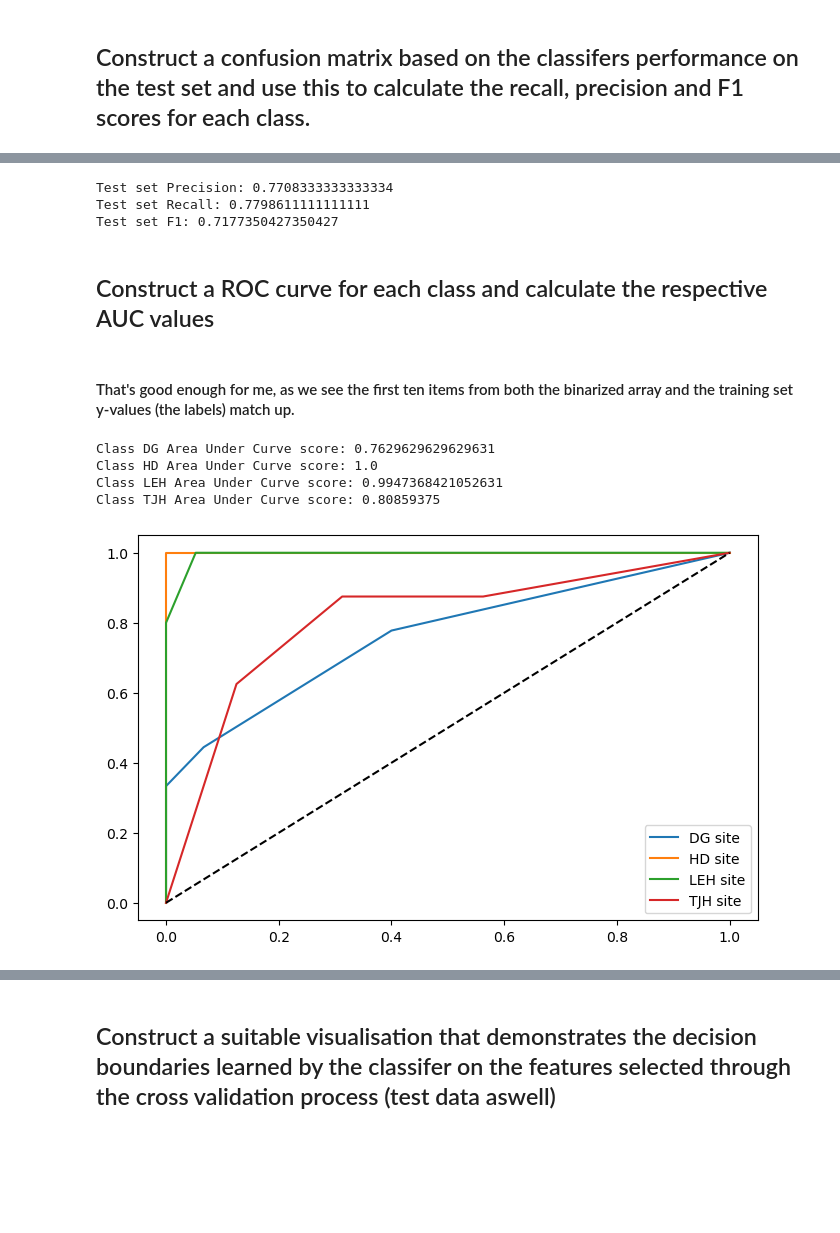
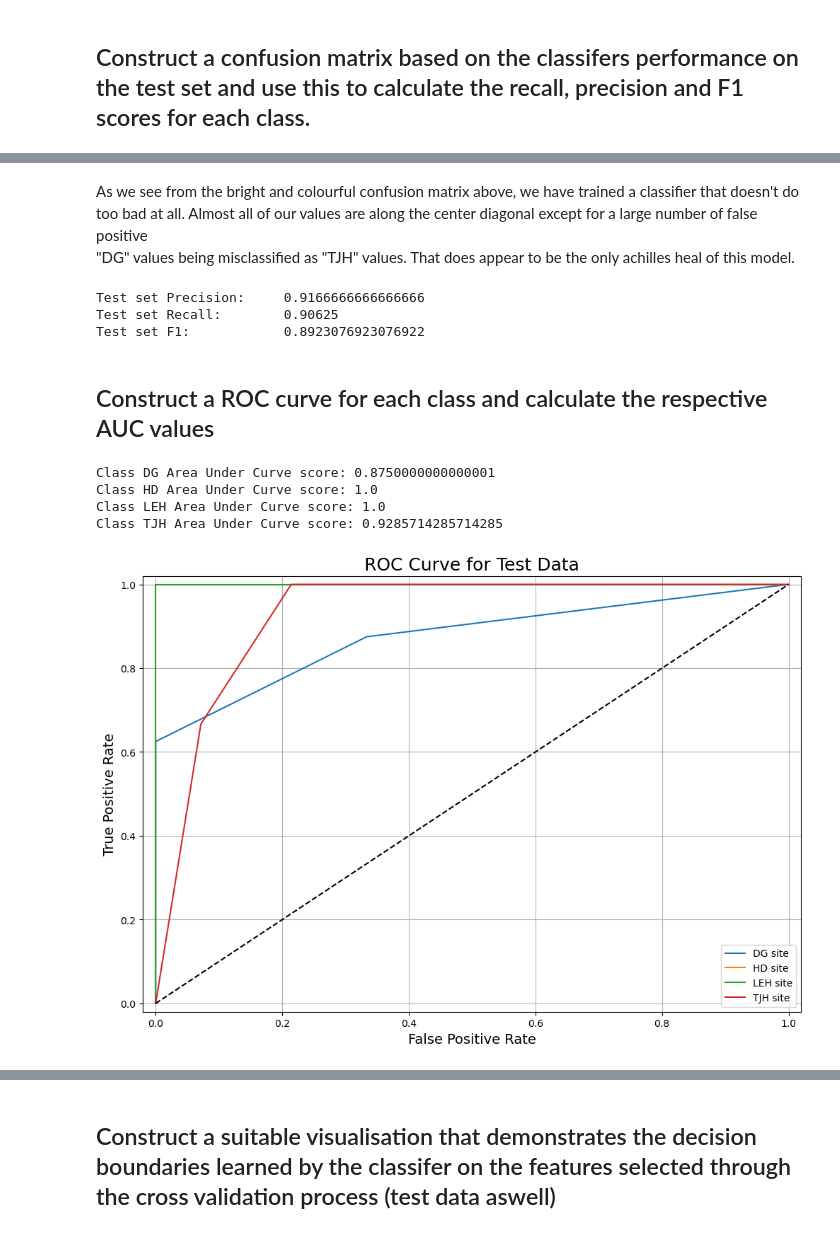
Before and after one commit to Mokoto-K/COSC102-assignment-2, a Jupyter notebook: assignment-2.ipynb, the cells around one changed output, grey strips where cells are left out. Cells and saved outputs as stored; diff of their text form; code cells hidden in the pictures; blank space fills up the shorter version.

```diff
--- a/assignment-2.ipynb
+++ b/assignment-2.ipynb
@@ -96,7 +99,7 @@ encoder.categories_
 # we will obviously split our x data points as all the data and our y data points as our labels which only contains our encoded sites
 
 # x set, drop sites out, y set encoded sites
-X_train, X_test, y_train, y_test = train_test_split(plants.drop("Site", axis=1), sites_encoded, test_size=0.3, random_state=42)
+X_train, X_test, y_train, y_test = train_test_split(plants.drop("Site", axis=1), sites_encoded, random_state=42)
 
 # Convert the pandas dataseries to numpy arrays for processing
 X_train = X_train.values
@@ -108,9 +126,7 @@ y_test = np.ravel(y_test)
 # %% [markdown]
 ## Select the 2 most higher-performing features based upon cross-validation carried out on the training dataset.
 # %%
-# Creating a method to sort all of our features and pick the best ones to use
-
-# TODO - change this so that I can input any type of classifier in and it will run the project on that classifier
+# Creating a method to sort through all of our features and pick the best ones to use
 
 def feature_selection(X_value, y_value, f1, f2):
     """
@@ -122,24 +138,27 @@ def feature_selection(X_value, y_value, f1, f2):
     y_value - a pandas dataset of the y values
     f1 - an integer to be used for slicing
     f2 - an integer to be used for slicing
-    return
+    returns:
+    f - The f1 score for the trained set of x and y inputs
+    clf - The trained classifier fit with the x and y values that we passed in
     """
 
     # Create and train our classifier
     # clf = SVC()
     # clf = SGDClassifier(random_state=42)
-    clf = KNeighborsClassifier()
+
+    # The suggested rule of thumb for the amount of neighbours for the knn classifier is
+    # the sqrt(K)/2 where K is the length of your training dataset.
+    neighbours = round(math.sqrt(len(X_train))/2)
+    clf = KNeighborsClassifier(n_neighbors=neighbours)
     clf.fit(X_train[:, [f1,f2]], y_train)
 
-    # Calculate our model values
+    # Calculate the predictions our model makes on n number of folds (5 for us here)
     y_train_pred = cross_val_predict(clf, X_value[:, [f1,f2]], y_value, cv=5)
-    # confusion_matrix(y_train, y_train_pred)
 
-    # Using macro as we should have an even amount of sites in our dataset
-    # p = precision_score(y_train, y_train_pred, average="macro",zero_division=1)
-    # r = recall_score(y_train, y_train_pred, average="macro")
-    f = f1_score(y_train, y_train_pred, average="macro")
+    # Get a hold of the f1_score for comparison
+    f_score = f1_score(y_train, y_train_pred, average="macro")
     # print(f"features {f1, f2} have a precision {p} recall {r} and f1 score of {f}") #, round(r[0],4), round(f[0],4)
-    return f, clf
+    return f_score, clf
 
     # print(type(f1))
@@ -235,10 +256,15 @@ array([[4, 0, 0, 5],
+# %% [markdown]
+As we see from the bright and colourful confusion matrix above, we have trained a classifier that doesn't do <br>
+too bad at all. Almost all of our values are along the center diagonal except for a large number of false positive <br>
+"DG" values being misclassified as "TJH" values. That does appear to be the only achilles heal of this model.
 # %%
-print(f"Test set Precision: {precision_score(y_test, y_test_processed, average='macro', zero_division=False)}")
-print(f"Test set Recall: {recall_score(y_test, y_test_processed, average='macro')}")
-print(f"Test set F1: {f1_score(y_test, y_test_processed, average='macro')}")
+# Displaying the precision, recall and f1 score of our test data
+print(f"Test set Precision: \t{precision_score(y_test, y_test_processed, average='macro', zero_division=False)}")
+print(f"Test set Recall: \t{recall_score(y_test, y_test_processed, average='macro')}")
+print(f"Test set F1: \t\t{f1_score(y_test, y_test_processed, average='macro')}")
 # %% [output]
-Test set Precision: 0.7708333333333334
-Test set Recall: 0.7798611111111111
-Test set F1: 0.7177350427350427
+Test set Precision:     0.9166666666666666
+Test set Recall:        0.90625
+Test set F1:            0.8923076923076922
 # %% [markdown]
 ## Construct a ROC curve for each class and calculate the respective AUC values
@@ -263,24 +278,30 @@ y_test_bin = label_binarize(y_test, classes=[0.,1.,2.,3.])
-# %% [markdown]
-#### That's good enough for me, as we see the first ten items from both the binarized array and the training set y-values (the labels) match up.
 # %%
 # Create our figure to plot our roc curve on
-fig, ax = plt.subplots(figsize=(8,5))
+fig, ax = plt.subplots(figsize=(12,8))
 
-labels = ["DG", "HD", "LEH", "TJH"]
+# Create a list of labels for our plots legend
+labels = [i for i in encoder.categories_[0]]
 
 # Iterate through the labels and plot their roc curve to the chart
-for i in range(4):
-    fpr, tpr, thresholds = roc_curve(y_test_bin[:, i], y_scores[:, i])
+for i in range(len(labels)):
+    fpr, tpr, thres = roc_curve(y_test_bin[:, i], y_scores[:, i])
     print(f"Class {labels[i]} Area Under Curve score: {roc_auc_score(y_test_bin[:, i], y_scores[:, i])}")
     plt.plot(fpr, tpr, label=labels[i] + " site")
 
-# Add the diagonal ine and legend
+ax.set_xlabel("False Positive Rate", fontsize=14)
+ax.set_ylabel("True Positive Rate", fontsize=14, rotation=90)
+ax.set_title("ROC Curve for Test Data", fontsize=18)
+
+# Add the diagonal line and legend
 plt.plot([0, 1], [0, 1], 'k--')
+plt.xlim(-0.02,1.02)
+plt.ylim(-0.02,1.02)
+plt.grid()
 plt.legend()
 plt.show()
 # %% [output]
-Class DG Area Under Curve score: 0.7629629629629631
+Class DG Area Under Curve score: 0.8750000000000001
 Class HD Area Under Curve score: 1.0
-Class LEH Area Under Curve score: 0.9947368421052631
-Class TJH Area Under Curve score: 0.80859375
+Class LEH Area Under Curve score: 1.0
+Class TJH Area Under Curve score: 0.9285714285714285
-[figure, old version]
+[figure, new version]
```
Also changed, not shown: parts of 21 cells of this notebook.
